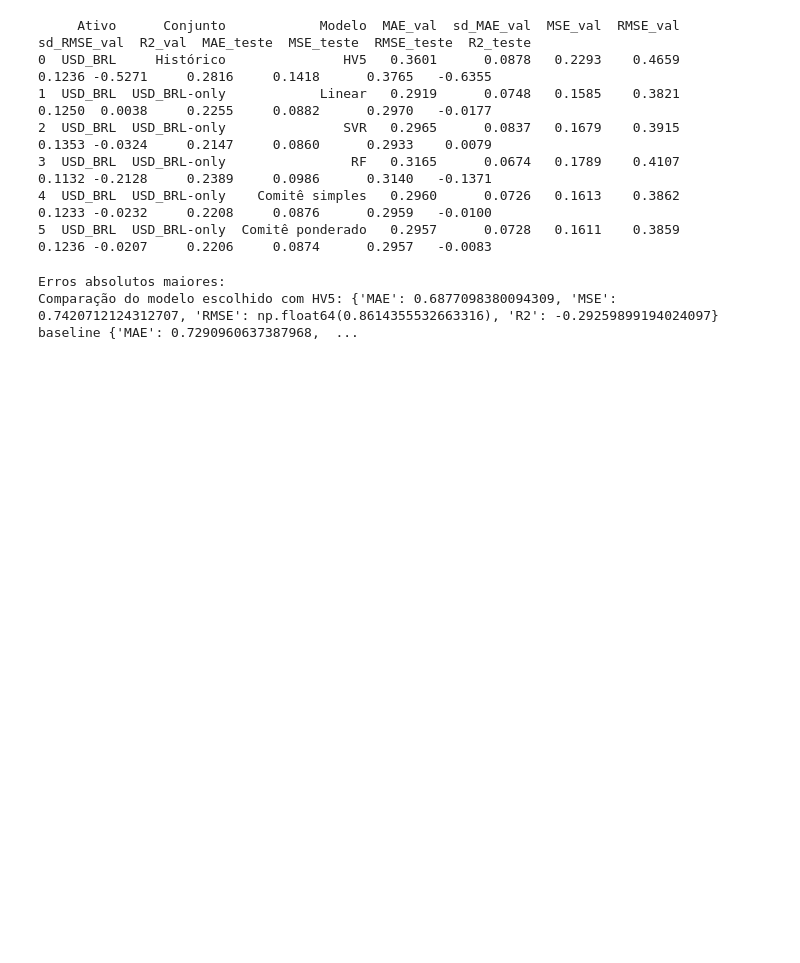
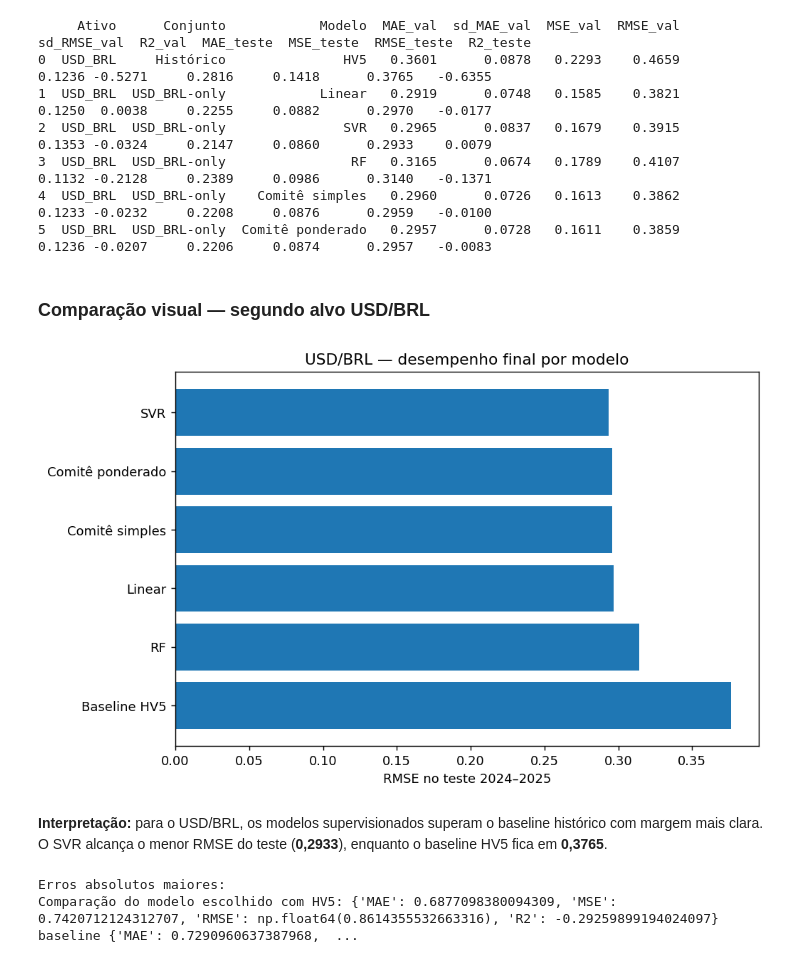
Before and after one commit to alvarobonifacio1980/Analise-de-Dados, a Jupyter notebook: projetos/03_AM_PETR4_USDBRL.ipynb, the cells around one changed output. Drawn from its saved outputs; the diff is of its cells as text; code cells hidden in the pictures; blank space fills up the shorter version.

```diff
--- a/projetos/03_AM_PETR4_USDBRL.ipynb
+++ b/projetos/03_AM_PETR4_USDBRL.ipynb
@@ -334,6 +372,26 @@ USD_BRL: 1970 desenvolvimento; 500 teste; folds: [(705, 252), (957, 252), (1209,
 3  USD_BRL  USD_BRL-only                RF   0.3165      0.0674   0.1789    0.4107       0.1132 -0.2128     0.2389     0.0986      0.3140   -0.1371
 4  USD_BRL  USD_BRL-only    Comitê simples   0.2960      0.0726   0.1613    0.3862       0.1233 -0.0232     0.2208     0.0876      0.2959   -0.0100
 5  USD_BRL  USD_BRL-only  Comitê ponderado   0.2957      0.0728   0.1611    0.3859       0.1236 -0.0207     0.2206     0.0874      0.2957   -0.0083
+# %% [markdown]
+### Comparação visual — segundo alvo USD/BRL
+# %%
+teste_usd = rresults.copy()
+teste_usd["Rótulo"] = np.where(
+    teste_usd["Conjunto"].eq("Histórico"),
+    "Baseline HV5",
+    teste_usd["Modelo"]
+)
+teste_usd = teste_usd.sort_values("RMSE_teste", ascending=False)
+
+plt.figure(figsize=(8, 5))
+plt.barh(teste_usd["Rótulo"], teste_usd["RMSE_teste"])
+plt.title("USD/BRL — desempenho final por modelo")
+plt.xlabel("RMSE no teste 2024–2025")
+plt.show()
+# %% [output]
+[figure, added]
+# %% [markdown]
+**Interpretação:** para o USD/BRL, os modelos supervisionados superam o baseline histórico com margem mais clara. O SVR alcança o menor RMSE do teste (**0,2933**), enquanto o baseline HV5 fica em **0,3765**.
 # %%
 seedrows=[]
 for seed in [11,23,42,71,101]:
```
Also changed, not shown: parts of 9 cells of this notebook.
